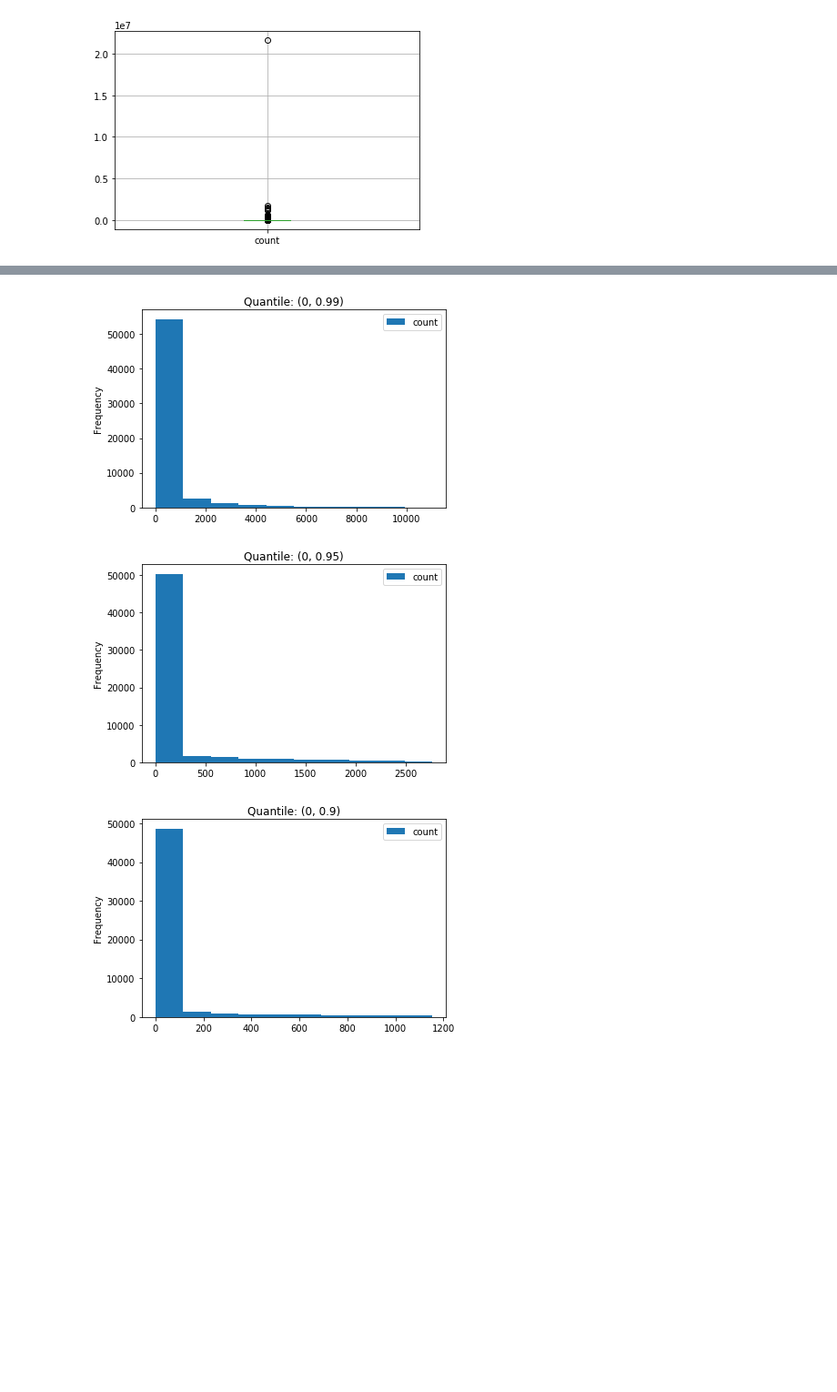
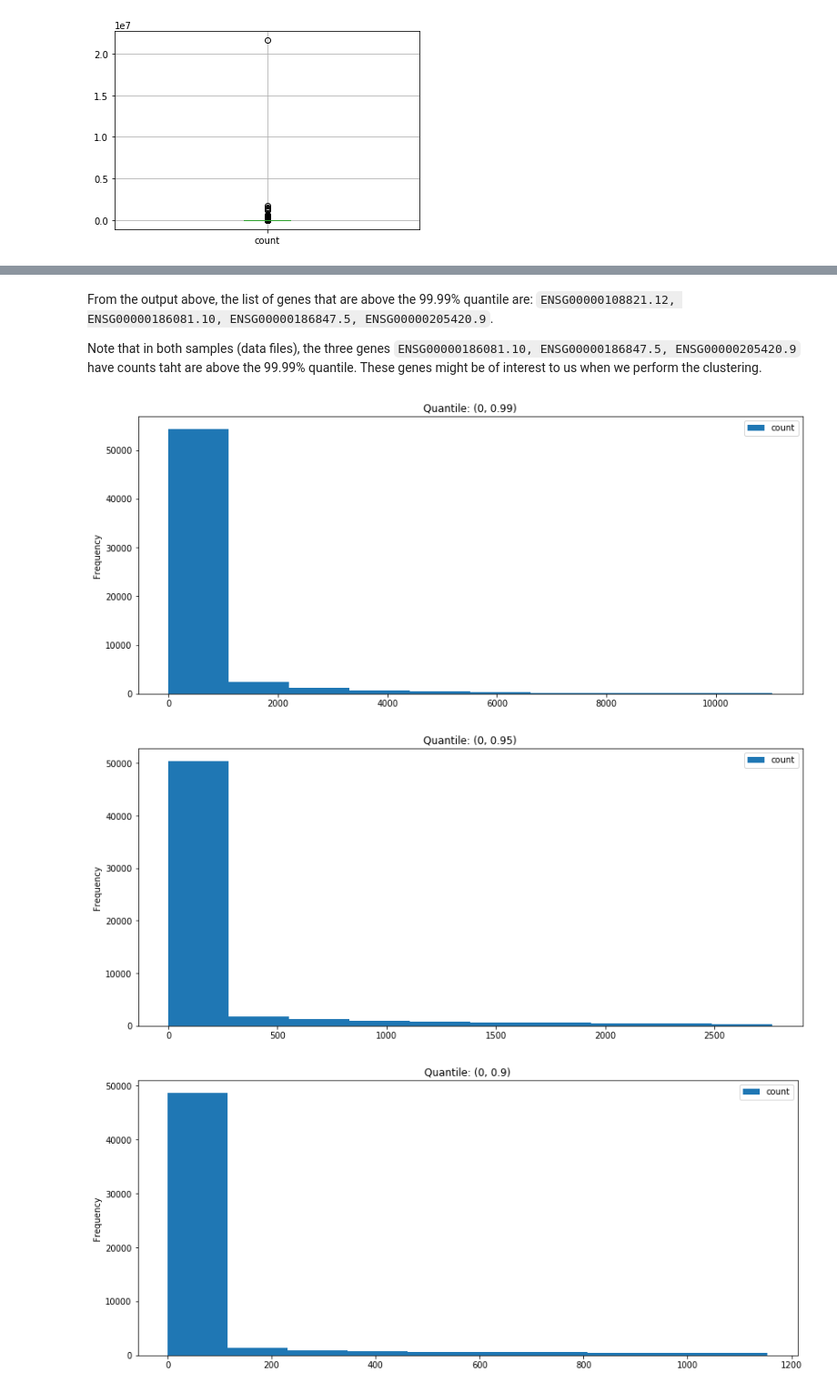
Before and after one commit to RuolinZheng08/cmsc33750-machine-learning-and-cancer, a Jupyter notebook: hw1/hw1.ipynb, the cells around one changed output, grey strips where cells are left out. Shown: that part at 91% size. Cells and saved outputs as stored; diff of their text form; code cells hidden in the pictures; blank space fills up the shorter version.

```diff
--- a/hw1/hw1.ipynb
+++ b/hw1/hw1.ipynb
@@ -109,7 +128,8 @@ def plot_quantiles(df, quantiles):
     for upper in quantiles:
         df.plot(kind='hist',
                 range=[0, df['count'].quantile(upper)],
-                title='Quantile: (0, {})'.format(upper))
+                title='Quantile: (0, {})'.format(upper),
+               figsize=(14, 6))
 # %%
 plot_quantiles(df, [0.99, 0.95, 0.9, 0.75, 0.7])
 # %% [output]
@@ -124,9 +144,9 @@ In conclusion, we found that the HTSeq counts data is highly right-skewed, meani
 We repeat a briefer version of the above analysis on the other data file.
 # %%
 file = '../data/c1317d94-8e44-4426-9185-c0af48d12447.htseq.counts'
-df = pd.read_csv(file, sep='\t', header=None, index_col=0,
+df2 = pd.read_csv(file, sep='\t', header=None, index_col=0,
                 names=['gene', 'count'])
-df.describe()
+df2.describe()
 # %% [output]
 |  | count |
 | count | 6.048800e+04 |
@@ -145,6 +177,10 @@ df.boxplot()
+# %% [markdown]
+From the output above, the list of genes that are above the 99.99% quantile are: `ENSG00000108821.12, ENSG00000186081.10, ENSG00000186847.5, ENSG00000205420.9`.
+
+Note that in both samples (data files), the three genes `ENSG00000186081.10, ENSG00000186847.5, ENSG00000205420.9` have counts taht are above the 99.99% quantile. These genes might be of interest to us when we perform the clustering.
 # %%
-plot_quantiles(df, [0.99, 0.95, 0.9, 0.75, 0.7])
+plot_quantiles(df2, [0.99, 0.95, 0.9, 0.75, 0.7])
 # %% [output]
-[figure, old version]
+[figure, new version]
-[figure, old version]
+[figure, new version]
-[figure, old version]
+[figure, new version]
```
Also changed, not shown: parts of 10 cells of this notebook.
